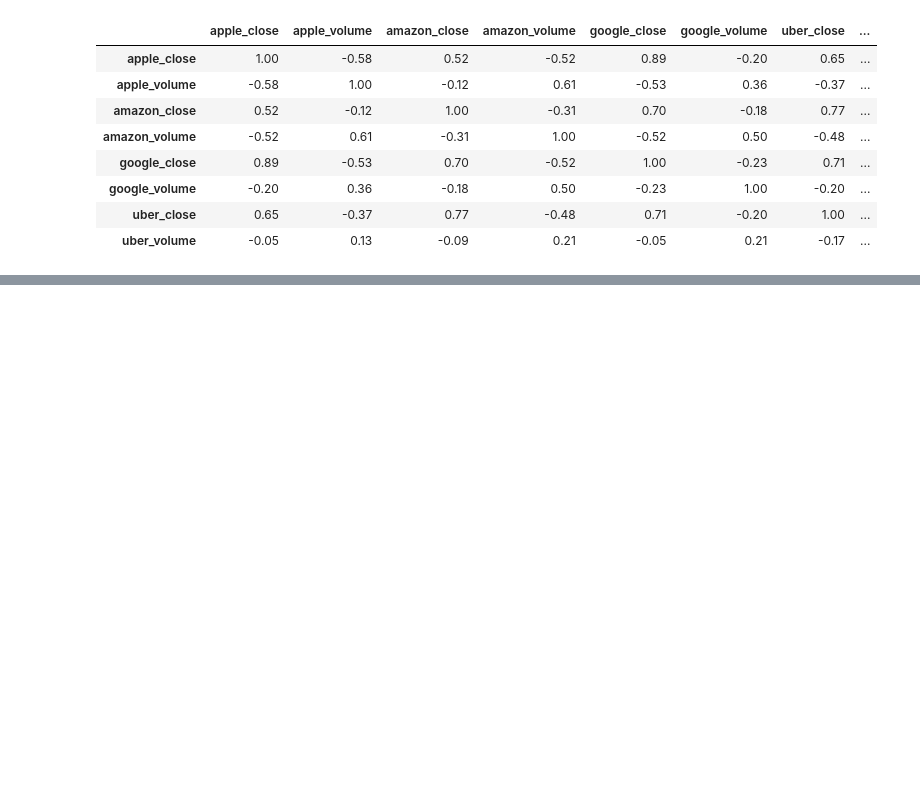
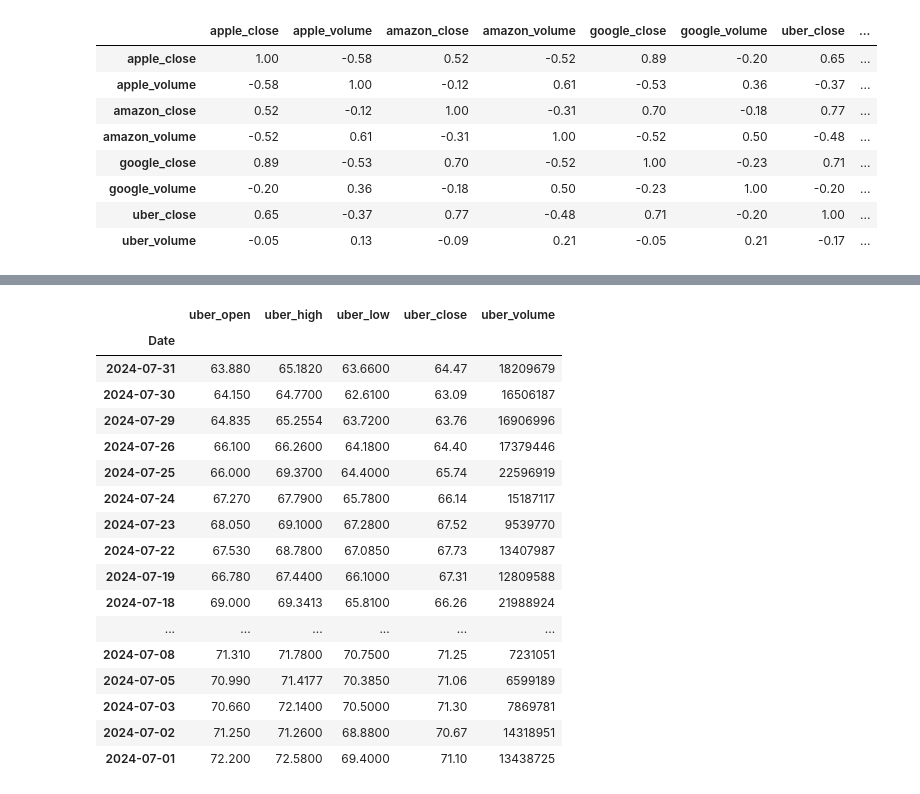
Before and after one commit to inandout66/data-science-bootcamp, a Jupyter notebook: notatnikAW.ipynb, the cells around one changed output, grey strips where cells are left out. Saved outputs shown, nothing was run; the diff lists cells and outputs as text; code cells hidden in the pictures; blank space fills up the shorter version.

```diff
--- a/notatnikAW.ipynb
+++ b/notatnikAW.ipynb
@@ -678,0 +711,22 @@ Append
+# %%
+uber_7 = uber[(uber.index.month == 7) & (uber.index.year == 2024)]
+uber_7
+# %% [output]
+|  | uber_open | uber_high | uber_low | uber_close | uber_volume |
+| Date |  |  |  |  |  |
+| 2024-07-31 | 63.880 | 65.1820 | 63.6600 | 64.47 | 18209679 |
+| 2024-07-30 | 64.150 | 64.7700 | 62.6100 | 63.09 | 16506187 |
+| 2024-07-29 | 64.835 | 65.2554 | 63.7200 | 63.76 | 16906996 |
+| 2024-07-26 | 66.100 | 66.2600 | 64.1800 | 64.40 | 17379446 |
+| 2024-07-25 | 66.000 | 69.3700 | 64.4000 | 65.74 | 22596919 |
+| 2024-07-24 | 67.270 | 67.7900 | 65.7800 | 66.14 | 15187117 |
+| 2024-07-23 | 68.050 | 69.1000 | 67.2800 | 67.52 | 9539770 |
+| 2024-07-22 | 67.530 | 68.7800 | 67.0850 | 67.73 | 13407987 |
+| 2024-07-19 | 66.780 | 67.4400 | 66.1000 | 67.31 | 12809588 |
+| 2024-07-18 | 69.000 | 69.3413 | 65.8100 | 66.26 | 21988924 |
+| ... | ... | ... | ... | ... | ... |
+| 2024-07-08 | 71.310 | 71.7800 | 70.7500 | 71.25 | 7231051 |
+| 2024-07-05 | 70.990 | 71.4177 | 70.3850 | 71.06 | 6599189 |
+| 2024-07-03 | 70.660 | 72.1400 | 70.5000 | 71.30 | 7869781 |
+| 2024-07-02 | 71.250 | 71.2600 | 68.8800 | 70.67 | 14318951 |
+| 2024-07-01 | 72.200 | 72.5800 | 69.4000 | 71.10 | 13438725 |
```
Also changed, not shown: parts of 32 cells of this notebook.
